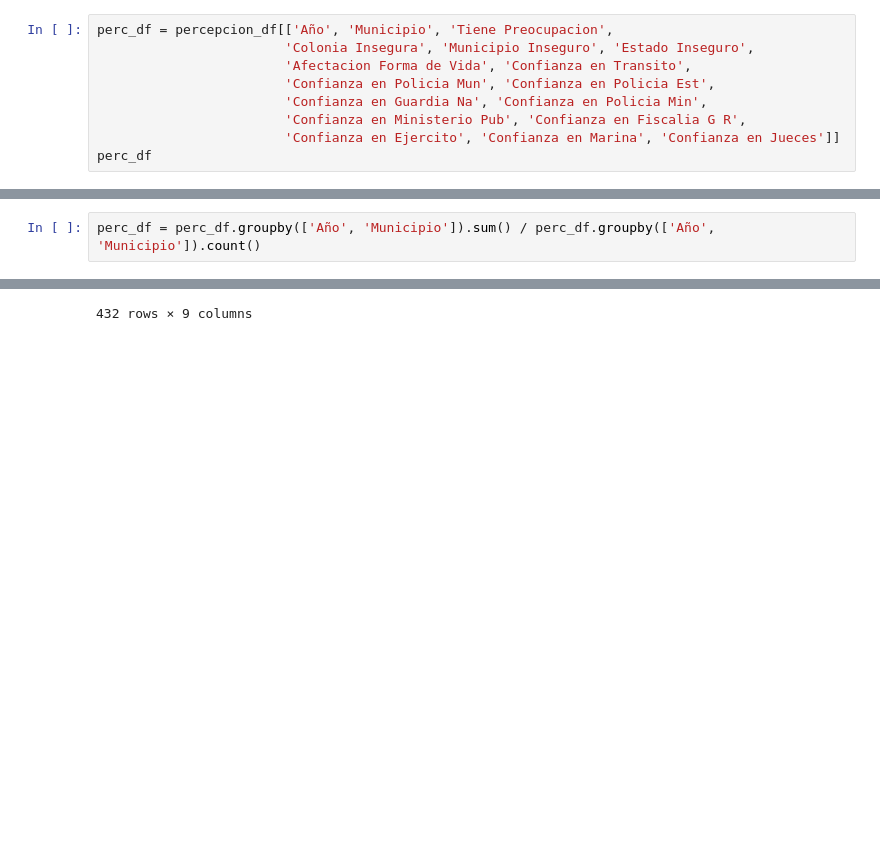
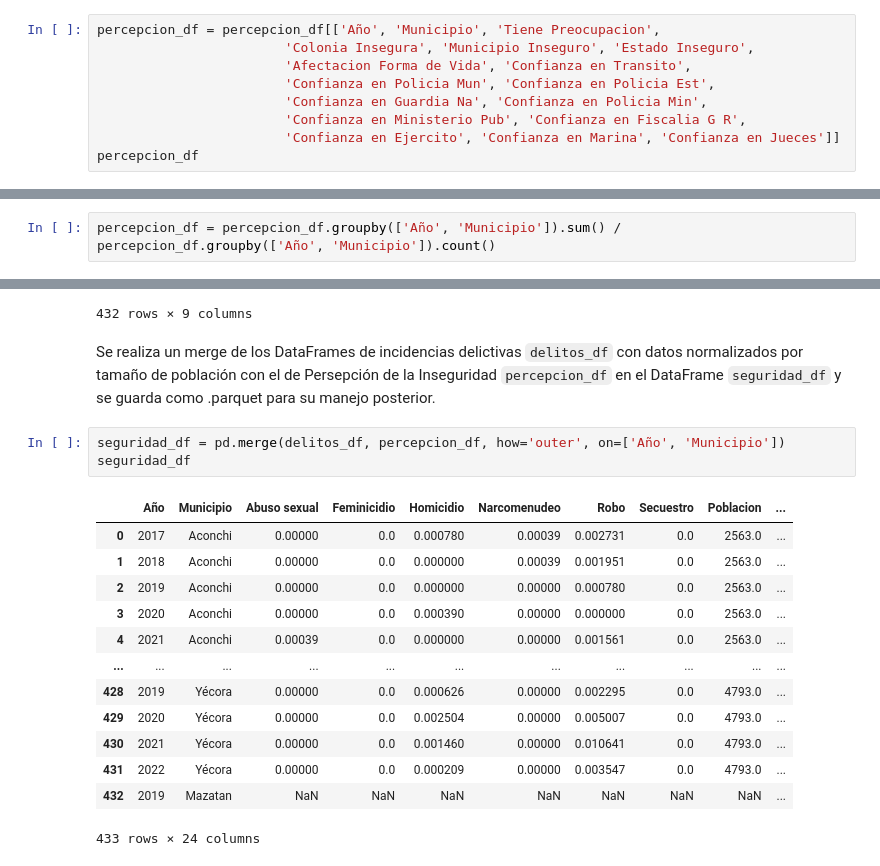
Before and after one commit to osirisizs/Proyecto-Ingenieria-de-Caracteristicas, a Jupyter notebook: Proyecto1_Descargando_Datos.ipynb, the cells around one changed output, grey strips where cells are left out. Drawn from its saved outputs; the diff is of its cells as text; blank space fills up the shorter version.

```diff
--- a/Proyecto1_Descargando_Datos.ipynb
+++ b/Proyecto1_Descargando_Datos.ipynb
@@ -1089,14 +1089,14 @@ percepcion_df['C Policia Mun'].unique()
 # %% [output]
 array([3, 2, 0, 4, 9, 1])
 # %%
-perc_df = percepcion_df[['Año', 'Municipio', 'Tiene Preocupacion',
+percepcion_df = percepcion_df[['Año', 'Municipio', 'Tiene Preocupacion',
                         'Colonia Insegura', 'Municipio Inseguro', 'Estado Inseguro',
                         'Afectacion Forma de Vida', 'Confianza en Transito',
                         'Confianza en Policia Mun', 'Confianza en Policia Est',
                         'Confianza en Guardia Na', 'Confianza en Policia Min',
                         'Confianza en Ministerio Pub', 'Confianza en Fiscalia G R',
                         'Confianza en Ejercito', 'Confianza en Marina', 'Confianza en Jueces']]
-perc_df
+percepcion_df
 # %% [output]
 |  | Año | Municipio | Tiene Preocupacion | Colonia Insegura | Municipio Inseguro | Estado Inseguro | ... |
 | 72941 | 2017 | Cajeme | True | True | True | True | ... |
@@ -1116,4 +1116,4 @@ perc_df['Confianza en Transito'].unique()
 # %% [output]
 array([False,  True])
 # %%
-perc_df = perc_df.groupby(['Año', 'Municipio']).sum() / perc_df.groupby(['Año', 'Municipio']).count()
+percepcion_df = percepcion_df.groupby(['Año', 'Municipio']).sum() / percepcion_df.groupby(['Año', 'Municipio']).count()
@@ -1232,3 +1232,22 @@ delitos_df
 | 430 | 2021 | Yécora | 0.00000 | 0.000000 | 0.001460 | 0.000000 | 0.010641 | 0.0 | 4793 |
 | 431 | 2022 | Yécora | 0.00000 | 0.000000 | 0.000209 | 0.000000 | 0.003547 | 0.0 | 4793 |
 432 rows × 9 columns
+# %% [markdown]
+Se realiza un merge de los DataFrames de incidencias delictivas `delitos_df` con datos normalizados por tamaño de población con el de Persepción de la Inseguridad `percepcion_df` en el DataFrame `seguridad_df` y se guarda como .parquet para su manejo posterior.
+# %%
+seguridad_df = pd.merge(delitos_df, percepcion_df, how='outer', on=['Año', 'Municipio'])
+seguridad_df
+# %% [output]
+|  | Año | Municipio | Abuso sexual | Feminicidio | Homicidio | Narcomenudeo | Robo | Secuestro | Poblacion | ... |
+| 0 | 2017 | Aconchi | 0.00000 | 0.0 | 0.000780 | 0.00039 | 0.002731 | 0.0 | 2563.0 | ... |
+| 1 | 2018 | Aconchi | 0.00000 | 0.0 | 0.000000 | 0.00039 | 0.001951 | 0.0 | 2563.0 | ... |
+| 2 | 2019 | Aconchi | 0.00000 | 0.0 | 0.000000 | 0.00000 | 0.000780 | 0.0 | 2563.0 | ... |
+| 3 | 2020 | Aconchi | 0.00000 | 0.0 | 0.000390 | 0.00000 | 0.000000 | 0.0 | 2563.0 | ... |
+| 4 | 2021 | Aconchi | 0.00039 | 0.0 | 0.000000 | 0.00000 | 0.001561 | 0.0 | 2563.0 | ... |
+| ... | ... | ... | ... | ... | ... | ... | ... | ... | ... | ... |
+| 428 | 2019 | Yécora | 0.00000 | 0.0 | 0.000626 | 0.00000 | 0.002295 | 0.0 | 4793.0 | ... |
+| 429 | 2020 | Yécora | 0.00000 | 0.0 | 0.002504 | 0.00000 | 0.005007 | 0.0 | 4793.0 | ... |
+| 430 | 2021 | Yécora | 0.00000 | 0.0 | 0.001460 | 0.00000 | 0.010641 | 0.0 | 4793.0 | ... |
+| 431 | 2022 | Yécora | 0.00000 | 0.0 | 0.000209 | 0.00000 | 0.003547 | 0.0 | 4793.0 | ... |
+| 432 | 2019 | Mazatan | NaN | NaN | NaN | NaN | NaN | NaN | NaN | ... |
+433 rows × 24 columns
```
Also changed, not shown: parts of 7 cells of this notebook.
